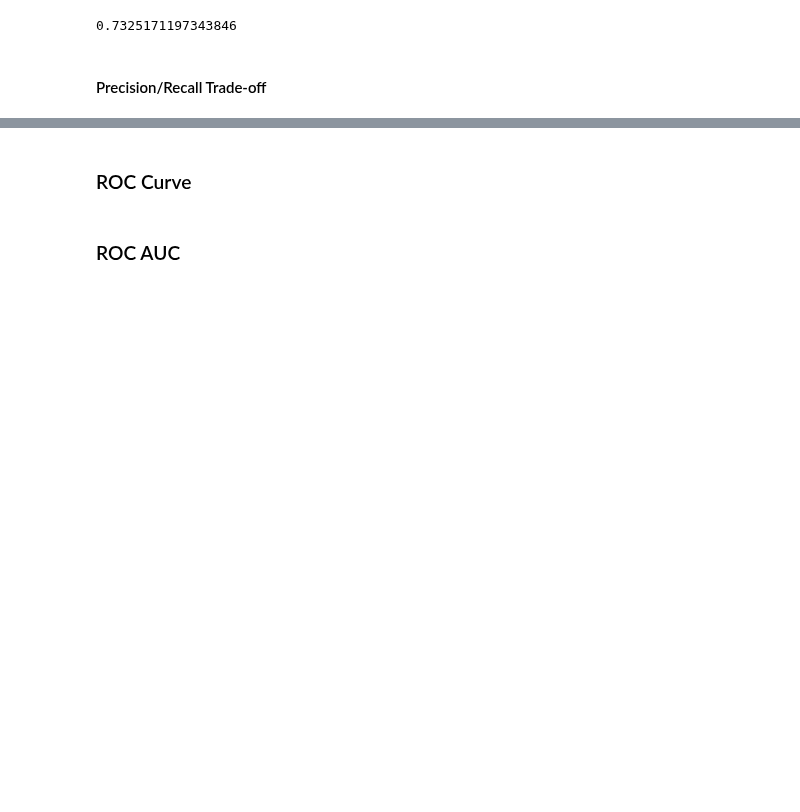
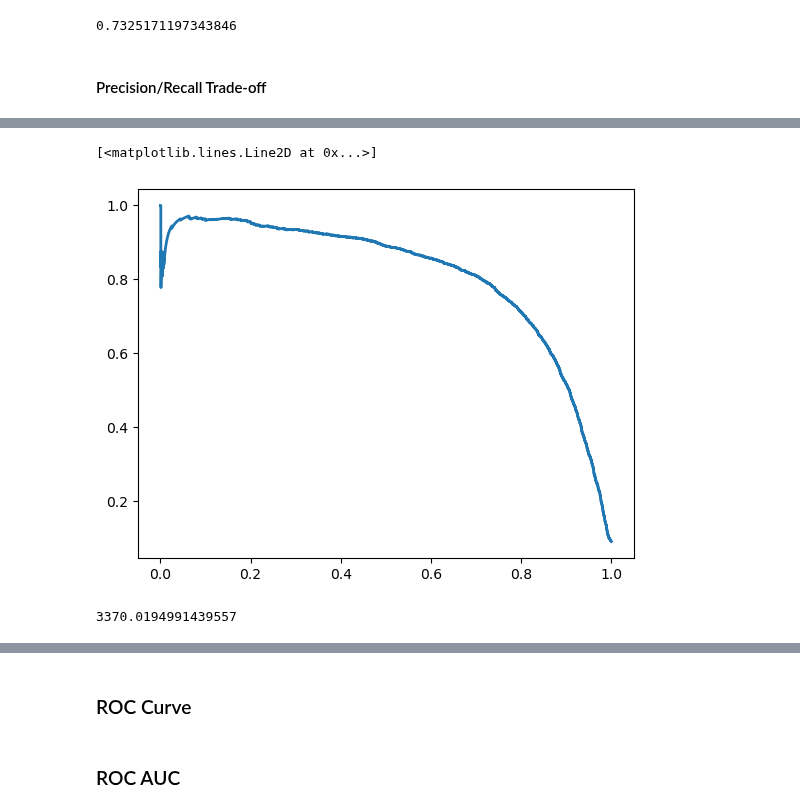
Before and after one commit to ericlau1987/hands_on_machine_learning_sklearn_keras_tensorflow, a Jupyter notebook: src/chapter3_classification/codes.ipynb, the cells around one changed output, grey strips where cells are left out. Saved outputs shown, nothing was run; the diff lists cells and outputs as text; code cells hidden in the pictures; blank space fills up the shorter version.

Commit message:
precision and recall

```diff
--- a/src/chapter3_classification/codes.ipynb
+++ b/src/chapter3_classification/codes.ipynb
@@ -186,3 +194,14 @@ plt.show()
+# %%
+plt.plot(recalls, precisions, linewidth=2, label="Precision/Recall curve")
+# beautify the figure: add labels, grid, legend, arrow and text
+# plt.show()
+# %% [output]
+[<matplotlib.lines.Line2D at 0x...>]
+[figure, added]
+# %%
+thresholds[57109]
+# %% [output]
+3370.0194991439557
 # %%
 threshold_90_precision = thresholds[np.argmax(precisions >= 0.9)]
 y_train_pred_90 = (y_scores >= threshold_90_precision)
```
Also changed, not shown: parts of 9 cells of this notebook.
